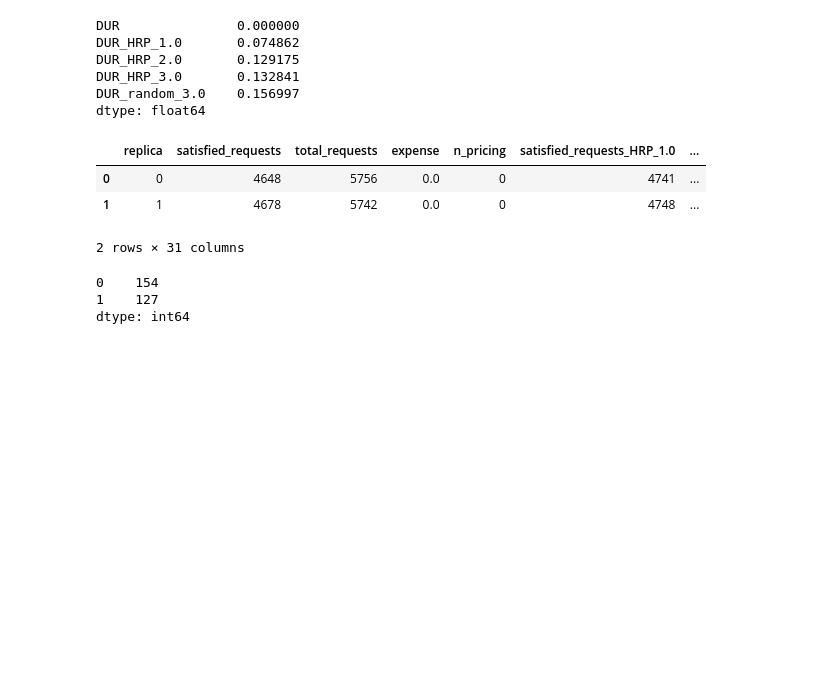
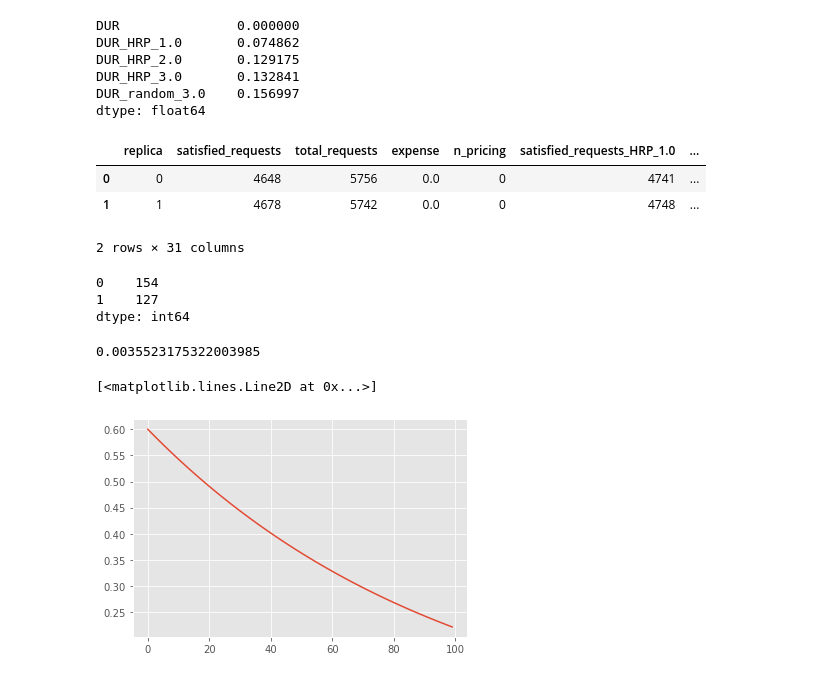
Before and after one commit to scespinoza/louisville-scooters, a Jupyter notebook: History Post-processing.ipynb, the cells around one changed output. Drawn from its saved outputs; the diff is of its cells as text; code cells hidden in the pictures; blank space fills up the shorter version.

```diff
--- a/History Post-processing.ipynb
+++ b/History Post-processing.ipynb
@@ -141,3 +141,14 @@ replicas_df['satisfied_requests_HRP_2.0'] - replicas_df['satisfied_requests']
 0    154
 1    127
 dtype: int64
+# %%
+0.6 * 0.95**(100)
+# %% [output]
+0.0035523175322003985
+# %%
+x = np.arange(0, 100)
+mu = 0.6 *0.99**(x)
+plt.plot(x, mu)
+# %% [output]
+[<matplotlib.lines.Line2D at 0x...>]
+[figure, added]
```
Also changed, not shown: 5 other files.
